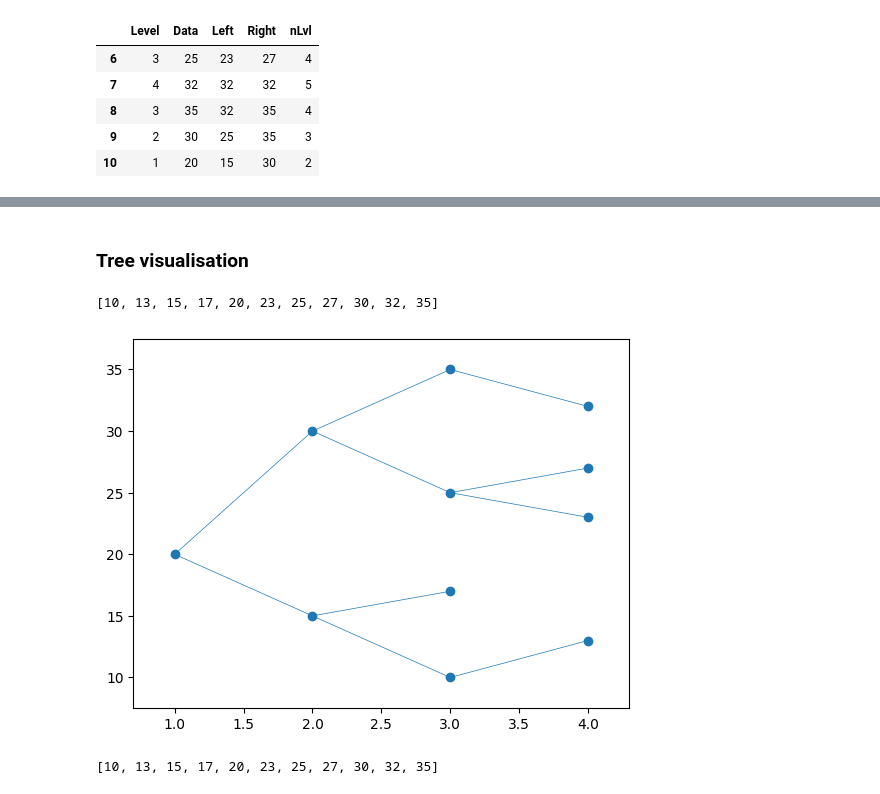
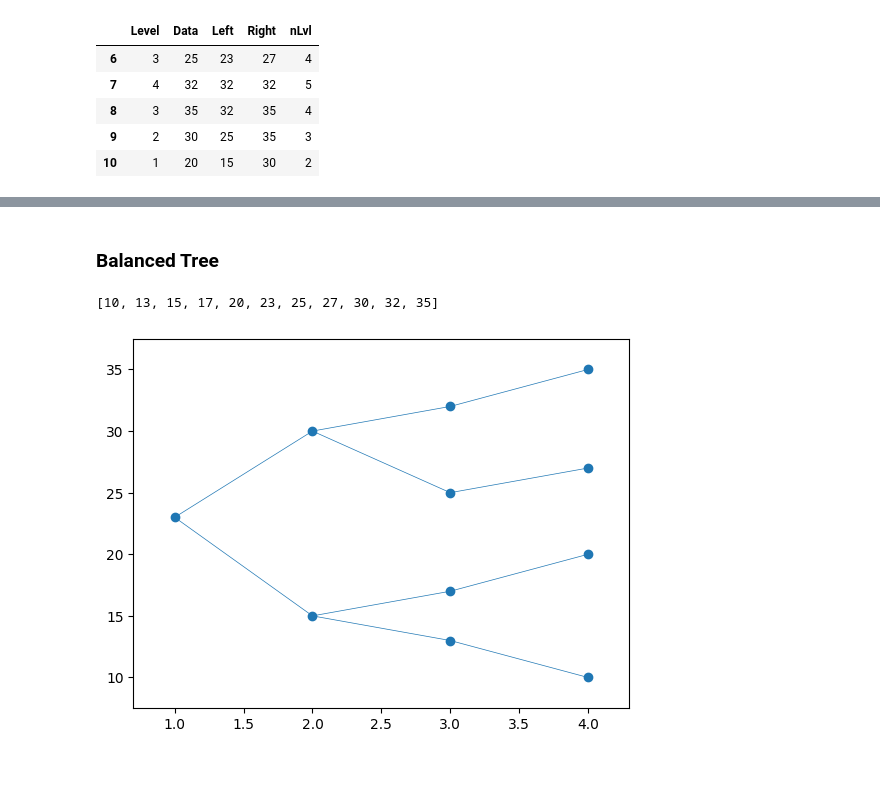
Before and after one commit to vbekasov/cpp, a Jupyter notebook: py_analog/py_lab.ipynb, the cells around one changed output, grey strips where cells are left out. Cells and saved outputs as stored; diff of their text form; code cells hidden in the pictures.

Commit message:
py balanced tree

```diff
--- a/py_analog/py_lab.ipynb
+++ b/py_analog/py_lab.ipynb
@@ -90,23 +120,9 @@ lRight = df_to_segments(dtTree[['Level','Data']], dtTree[['nLvl','Right']])
-# %% [markdown]
-### Tree visualisation
-# %%
-from matplotlib import collections  as mc
-import matplotlib.pyplot as pl
-
-lc = mc.LineCollection(lLeft, linewidths=0.5)
-rc = mc.LineCollection(lRight, linewidths=0.5)
-fig, ax = pl.subplots()
-ax.add_collection(lc)
-ax.add_collection(rc)
-ax.scatter(x=dtTree['Level'],y=dtTree['Data'])
-ax.autoscale()
-ax.margins(0.1)
-print(BT_Obj.vectorize_tree())
-# %% [output]
-[10, 13, 15, 17, 20, 23, 25, 27, 30, 32, 35]
-[figure, removed]
+# %% [markdown]
+### Balanced Tree
 # %%
 BT_Obj.balance_tree()
+segmentated_tree(BT_Obj, plot=True)
 print(BT_Obj.vectorize_tree())
 # %% [output]
 [10, 13, 15, 17, 20, 23, 25, 27, 30, 32, 35]
+[figure, added]
```
Also changed, not shown: parts of 5 cells of this notebook, 2 other files.
